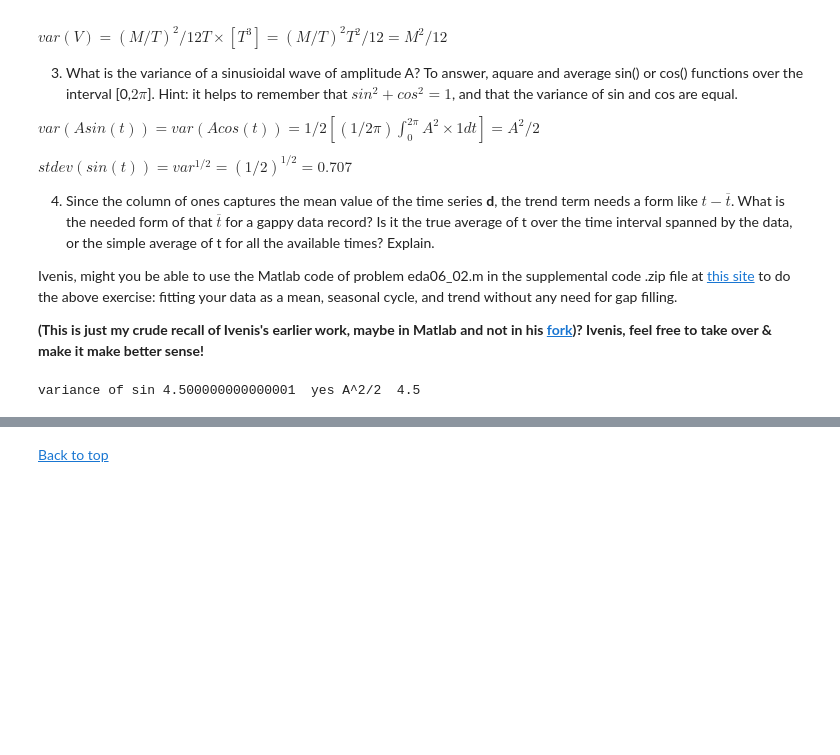
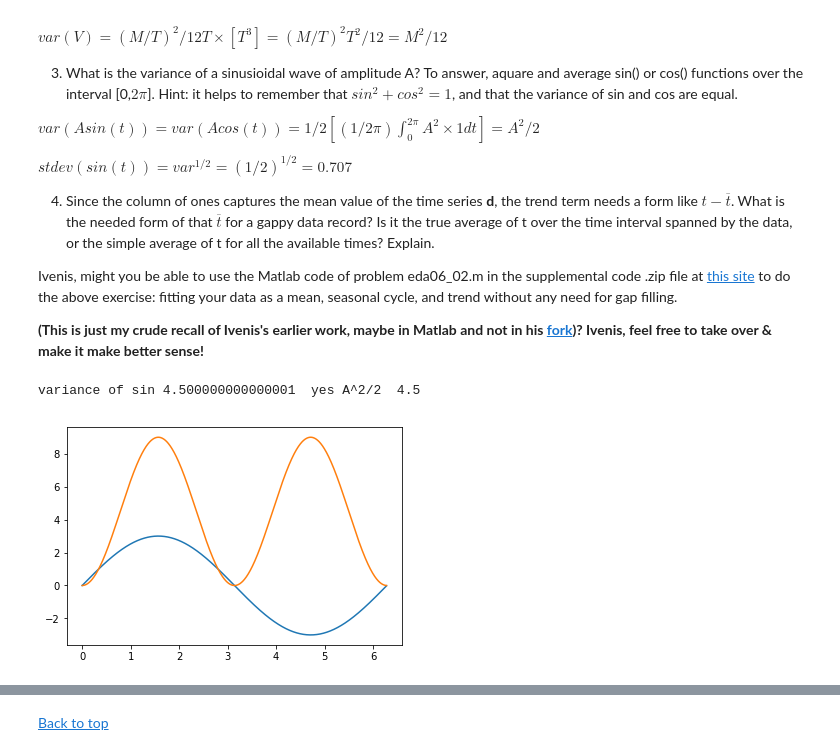
Before and after one commit to sisams/MPO624-2020, a Jupyter notebook: Course_Modules_Topics_Notebooks/2020 students modeling assignment/Simplemodels_COVID_and_student_projects.ipynb, the cells around one changed output, grey strips where cells are left out. Drawn from its saved outputs; the diff is of its cells as text; code cells hidden in the pictures; blank space fills up the shorter version.

```diff
--- a/Course_Modules_Topics_Notebooks/2020 students modeling assignment/Simplemodels_COVID_and_student_projects.ipynb
+++ b/Course_Modules_Topics_Notebooks/2020 students modeling assignment/Simplemodels_COVID_and_student_projects.ipynb
@@ -274,13 +274,16 @@ Ivenis, might you be able to use the Matlab code of problem eda06_02.m in the su
 # %%
 # Variance of sine wave
 A=3
 
 # time axis, let's make it a multiple of [0,2pi] for convenience
 t = np.arange(1000)/1000. *2*pi
 s = A*sin(t)
+plot(t,s)
+plot(t,s*s)
 print('variance of sin',np.var(s),' yes A^2/2 ',A*A/2.)
 # %% [output]
 variance of sin 4.500000000000001  yes A^2/2  4.5
+[figure, added]
 # %%
 # Variance of trend
 t = np.arange(1000)/1000.
```
Also changed, not shown: parts of 1 cell of this notebook.
